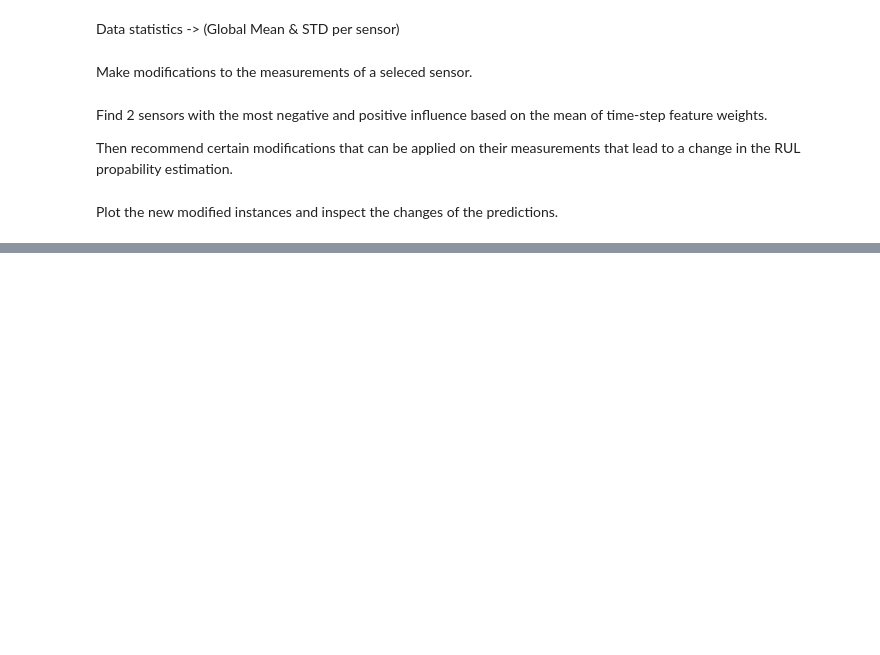
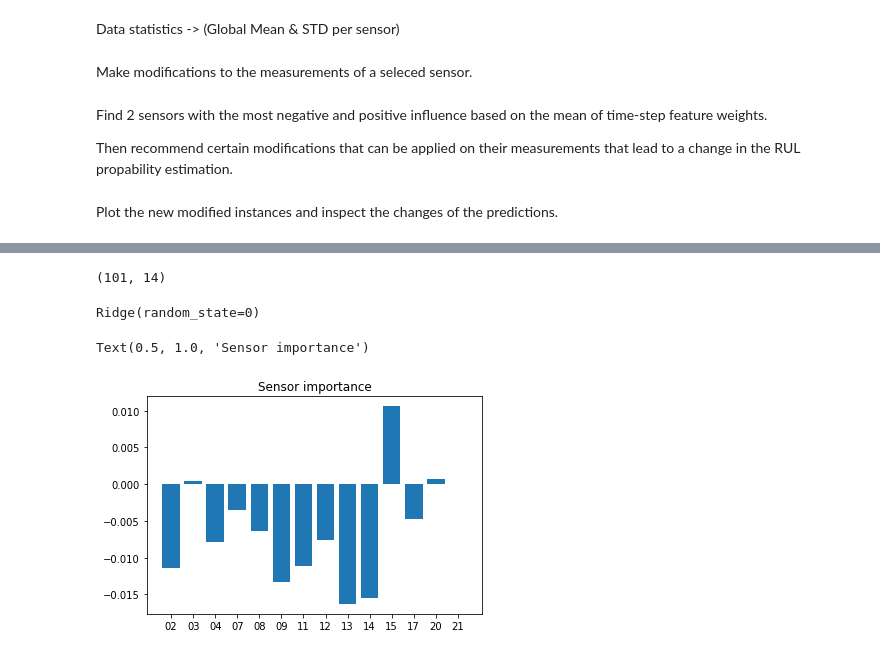
Before and after one commit to intelligence-csd-auth-gr/Interpretable-Predictive-Maintenance, a Jupyter notebook: Code/TEDS_with_LioNets_Classification.ipynb, the cells around one changed output, grey strips where cells are left out. Saved outputs shown, nothing was run; the diff lists cells and outputs as text; code cells hidden in the pictures; blank space fills up the shorter version.

```diff
--- a/Code/TEDS_with_LioNets_Classification-Test_4.ipynb
+++ b/Code/TEDS_with_LioNets_Classification.ipynb
@@ -638,0 +650,33 @@ HBox(children=(VBox(children=(IntSlider(value=1, continuous_update=False, descri
+# %%
+# Perform PCA per sensor
+transformed = []
+for sens in range(14):
+    pca = PCA(n_components=1)
+    transformed.append(pca.fit_transform(neighbourhood[:,:,sens]))
+
+transformed = np.squeeze(np.array(transformed).T)
+transformed.shape
+# %% [output]
+(101, 14)
+# %%
+# Scaling data to [0.1,1,1]
+t_min, t_max = np.min(transformed), np.max(transformed)
+scaled_data = transformed/(t_max-t_min)-t_min/(t_max-t_min)+0.1
+# %%
+# Train a Ridge Regression model with the transformed data
+rr = Ridge(random_state=0)
+rr.fit(scaled_data,predictions)
+# %% [output]
+Ridge(random_state=0)
+# %%
+# Extract the importance of each sensor for the initial instance (last element of the neighbourhood)
+sens_importance = scaled_data[-1] * rr.coef_
+# %%
+# Sensor importance plot
+to_vis = [i[2:] for i in sensors]
+x = np.arange(len(to_vis))
+plt.bar(x, sens_importance, tick_label=to_vis, color='C0')
+plt.title('Sensor importance')
+# %% [output]
+Text(0.5, 1.0, 'Sensor importance')
+[figure, added]
```
Also changed, not shown: parts of 5 cells of this notebook.
